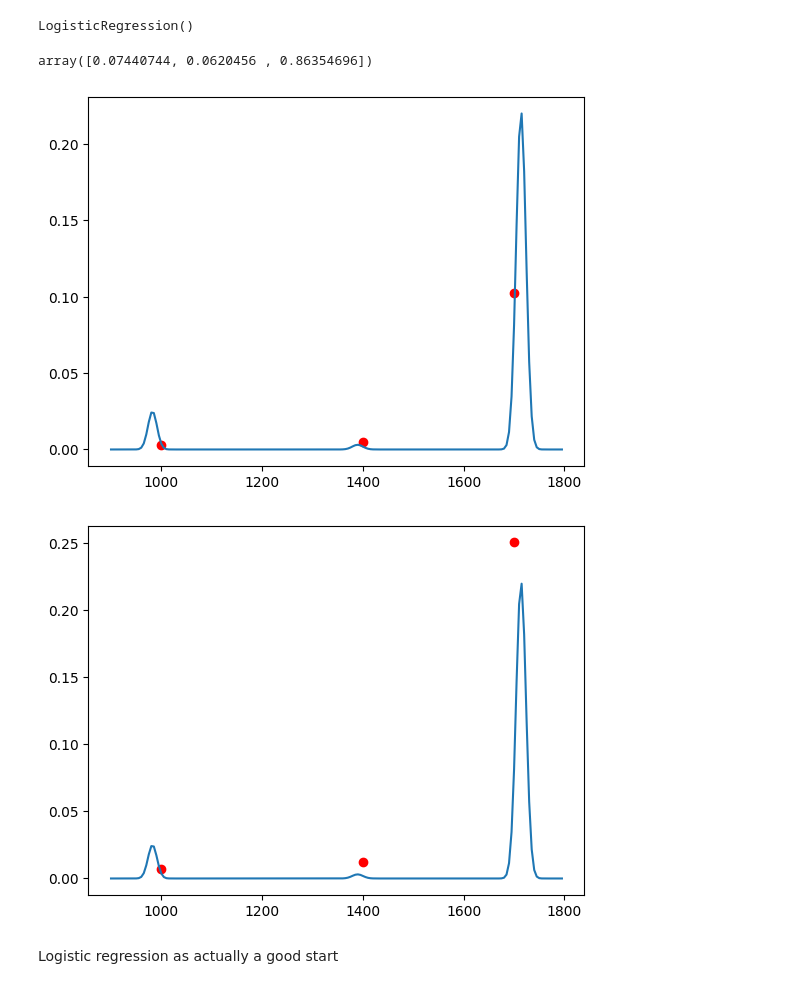
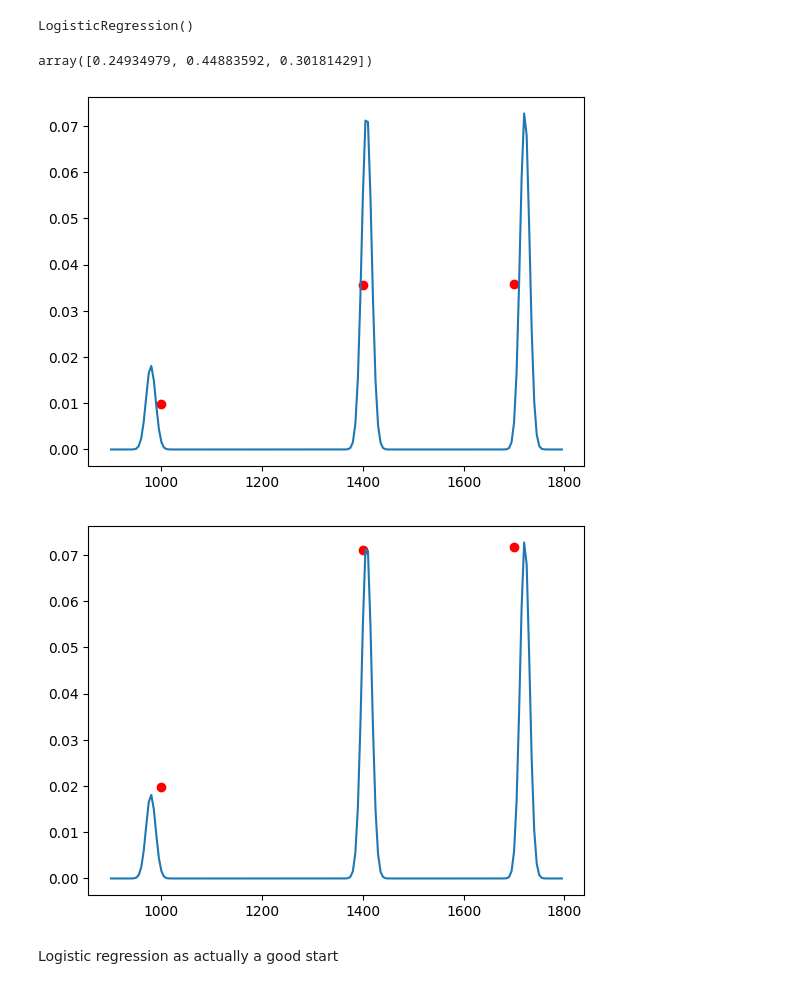
Before and after one commit to karol-pa/Spectra_Classification_Exercises, a Jupyter notebook: exercise_2.ipynb, the cells around one changed output. Cells and saved outputs as stored; diff of their text form; code cells hidden in the pictures.

```diff
--- a/exercise_2.ipynb
+++ b/exercise_2.ipynb
@@ -237,11 +237,11 @@ LogisticRegression()
 # %%
 y_pred = model.predict_proba(X_test)
 
-sample_num = 20
+sample_num = 97
 # %%
 y_pred[sample_num]
 # %% [output]
-array([0.07440744, 0.0620456 , 0.86354696])
+array([0.24934979, 0.44883592, 0.30181429])
 # %%
 indiv_heights = [df0.filter(like='A_').max().mean(),
                  df0.filter(like='B_').max().mean(),
@@ -255,13 +255,13 @@ plt.plot(k, np.array(X_test)[sample_num])
 plt.scatter([1000,1400,1700], predicted_heights, color='red')
 plt.show()
 # %% [output]
-[figure, old version]
+[figure, new version]
 # %%
 plt.plot(k, np.array(X_test)[sample_num])
-plt.scatter([1000,1400,1700], predicted_heights*2.45, color='red')
+plt.scatter([1000,1400,1700], predicted_heights*2.0, color='red')
 plt.show()
 # %% [output]
-[figure, old version]
+[figure, new version]
 # %% [markdown]
 Logistic regression as actually a good start
 # %% [markdown]
```
Also changed, not shown: parts of 9 cells of this notebook.
